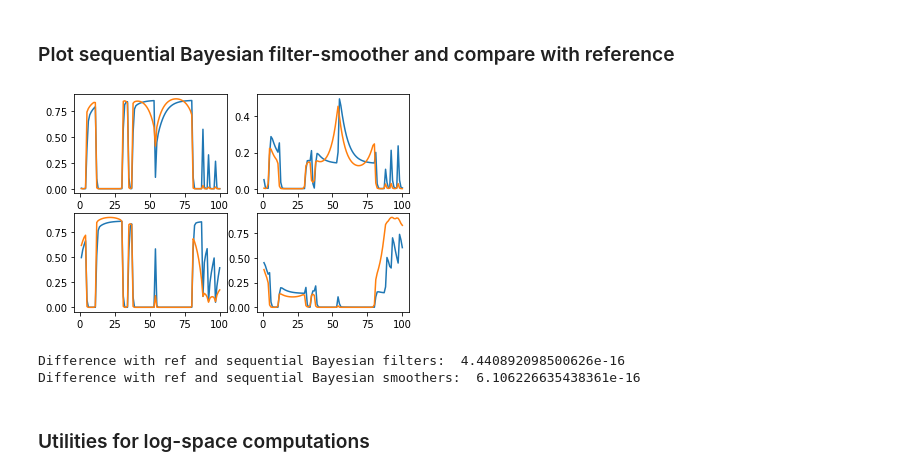
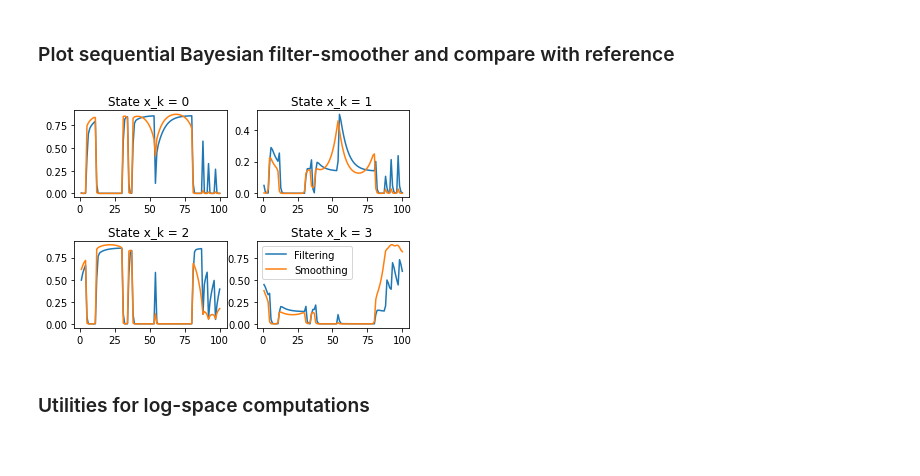
Before and after one commit to EEA-sensors/sequential-parallelization-examples, a Jupyter notebook: python/temporal-parallelization-inference-in-HMMs/phmm_classical.ipynb, the cells around one changed output. Drawn from its saved outputs; the diff is of its cells as text; code cells hidden in the pictures.

```diff
--- a/python/temporal-parallelization-inference-in-HMMs/phmm_classical.ipynb
+++ b/python/temporal-parallelization-inference-in-HMMs/phmm_classical.ipynb
@@ -86,7 +85,7 @@ class HMMModel:
     def __init__(self, p0=0.03,  p1=0.1, p2=0.05, q0=0.01, q1=0.1):
         """Gilbert-Elliot channel model.
 
-        math::
+        :math:``
             p0: `P(S_{k+1} = 1 | S_{k} = 0)`
             p1: `P(S_{k+1} = 0 | S_{k} = 1)`
             p2: `P(B_{k+1} = 1 | B_{k} = 0) = P(B_{k+1} = 0 | B_{k} = 1)`
@@ -152,7 +151,7 @@ def simulate_data(model: HMMModel, steps:int, seed:int=1):
 #### Initialize the parameters
 # %%
 log10T = 5
-steps = 100
+nsteps = 100
 T = np.arange(10 ** log10T)+1
 # %% [markdown]
 #### Initiate the model
@@ -255,17 +260,15 @@ def bayesian_filter_smoother(model, obs):
 # %%
-with tf.device('/CPU:0'):
-    bayes_fs = bayesian_filter(model, Y)
-    bayes_ss = bayesian_smoother(model, bayes_fs)
-
 plt.clf()
+plt.subplots_adjust(hspace=.5)
 for i in range(4):
-    plt.subplot(2,2,i+1)
-    plt.plot(T[:steps], [p[i] for p in bayes_fs[:steps]], T[:steps], [p[i] for p in bayes_ss[:steps]])
+    plt.subplot(2, 2, i+1)
+    plt.plot(T[:nsteps], [p[i] for p in bayes_fs[:nsteps]], T[:nsteps], [p[i] for p in bayes_ss[:nsteps]])
+    # plt.title(('State x_k = %d ' % i ))
+    plt.title(('State x_k = %d ' % i ))
+plt.legend(['Filtering', 'Smoothing'])
 plt.show()
 # %% [output]
-[figure, old version]
+[figure, new version]
-Difference with ref and sequential Bayesian filters:  4.440892098500626e-16
-Difference with ref and sequential Bayesian smoothers:  6.106226635438361e-16
 # %% [markdown]
 ### Utilities for log-space computations
 # %%
```
Also changed, not shown: parts of 10 cells of this notebook, 2 other files.
